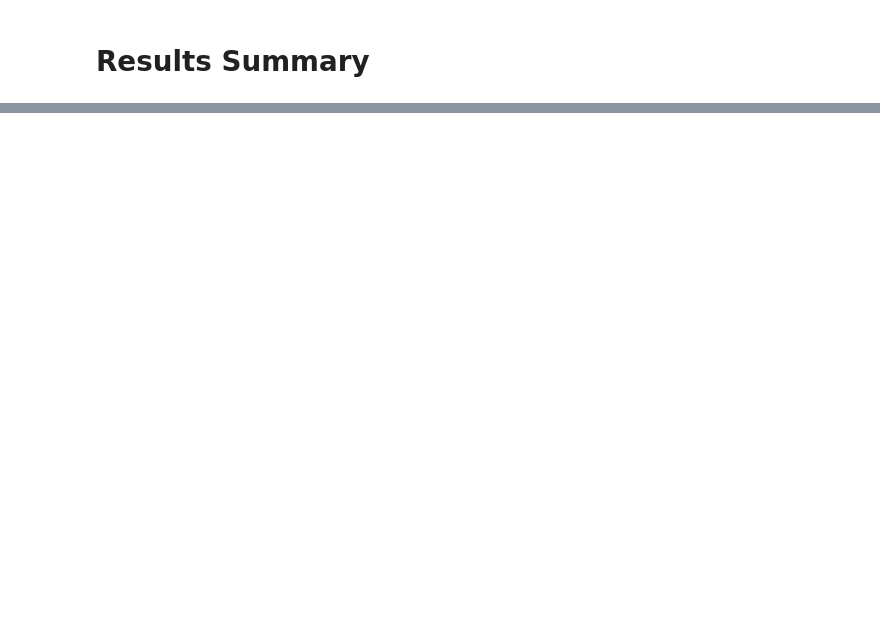
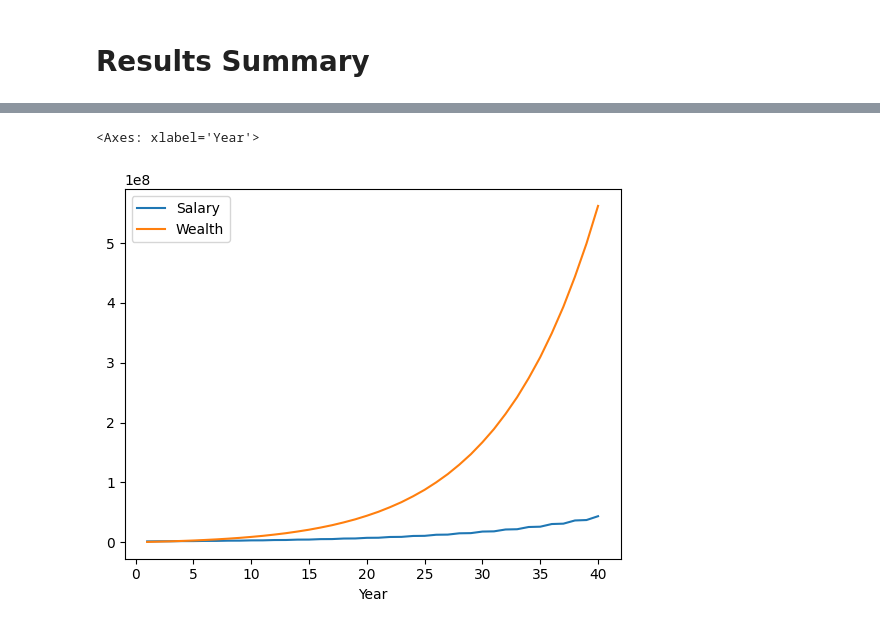
Before and after one commit to Vivek-code-bit/sem4python, a Jupyter notebook: Dynamic Salary Retirement Model.ipynb, the cells around one changed output, grey strips where cells are left out. Cells and saved outputs as stored; diff of their text form; code cells hidden in the pictures; blank space fills up the shorter version.

```diff
--- a/Dynamic Salary Retirement Model.ipynb
+++ b/Dynamic Salary Retirement Model.ipynb
@@ -210,0 +211,5 @@ df.plot.line(x = 'Year', y = 'Wealth')
+# %%
+df.plot.line(x = 'Year')
+# %% [output]
+<Axes: xlabel='Year'>
+[figure, added]
```
Also changed, not shown: parts of 9 cells of this notebook.
